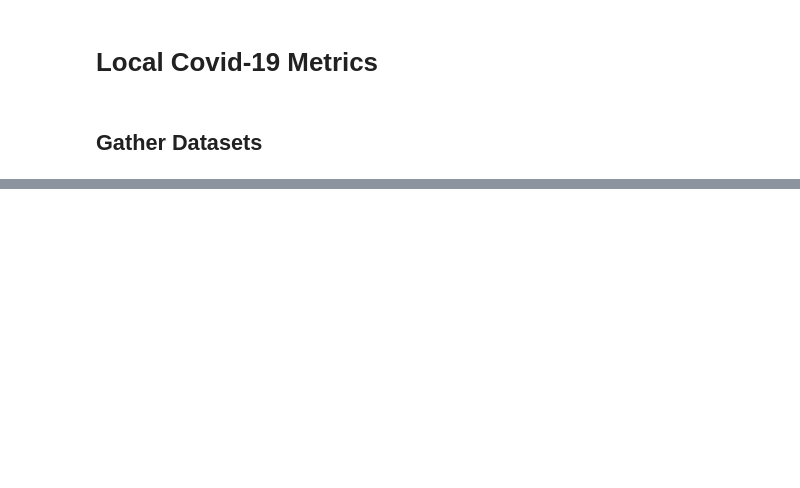
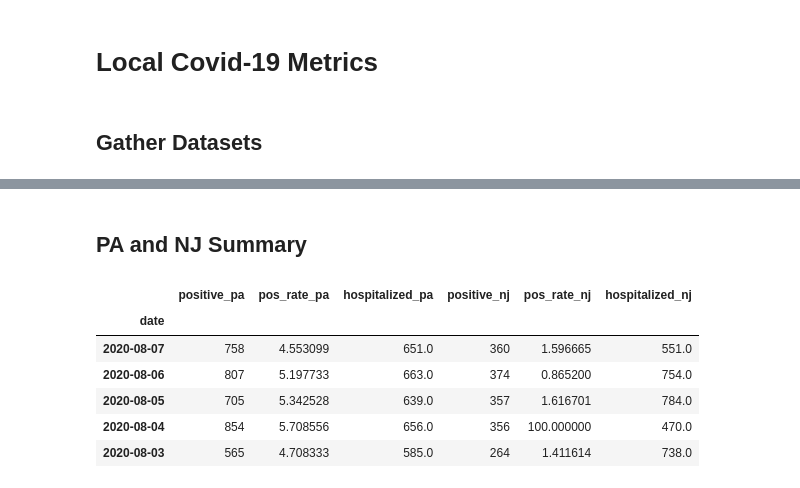
Before and after one commit to mattjcamp/covid_dashboard, a Jupyter notebook: covid_dashboard.ipynb, the cells around one changed output, grey strips where cells are left out. Cells and saved outputs as stored; diff of their text form; code cells hidden in the pictures; blank space fills up the shorter version.

Commit message:
cleaned up summary datasets

```diff
--- a/covid_dashboard.ipynb
+++ b/covid_dashboard.ipynb
@@ -12,7 +12,7 @@ from IPython.display import display, HTML
 from pandas import DataFrame
 
 # set parameters
-days_back = 120
+days_back = 90
 
 # get content from web APIs
 us = requests.get('https://covidtracking.com/api/v1/us/daily.json')
@@ -86,14 +86,7 @@ us = clean_covidtracking_api_data(us)
 # Make compact summary dataset
 a = pa[['date','positive','pos_rate','hospitalized']]
 b = nj[['date','positive','pos_rate','hospitalized']]
-c = bucks[['date','positive']]
-d = a.set_index('date').join(b.set_index('date'), lsuffix='_pa', rsuffix='_nj')
-# e = a.set_index('date').join(c.set_index('date'))
+pa_nj_positive = a.set_index('date').join(b.set_index('date'), lsuffix='_pa', rsuffix='_nj')
 
-# todo: message bucks county dataset, fix date type, add + count delta
-
-
-
-# todo: harmonize all four datasets
-
-# todo: combine most important datapoints into one dataframe for all four entities
+# Bucks death rate as of August 8, 2020
+bucks_case_rate = 7118/626370*100000
@@ -117,0 +117,12 @@ d
+# %% [markdown]
+## PA and NJ Summary
+# %%
+pa_nj_positive.head()
+# %% [output]
+|  | positive_pa | pos_rate_pa | hospitalized_pa | positive_nj | pos_rate_nj | hospitalized_nj |
+| date |  |  |  |  |  |  |
+| 2020-08-07 | 758 | 4.553099 | 651.0 | 360 | 1.596665 | 551.0 |
+| 2020-08-06 | 807 | 5.197733 | 663.0 | 374 | 0.865200 | 754.0 |
+| 2020-08-05 | 705 | 5.342528 | 639.0 | 357 | 1.616701 | 784.0 |
+| 2020-08-04 | 854 | 5.708556 | 656.0 | 356 | 100.000000 | 470.0 |
+| 2020-08-03 | 565 | 4.708333 | 585.0 | 264 | 1.411614 | 738.0 |
```
Also changed, not shown: parts of 12 cells of this notebook.
